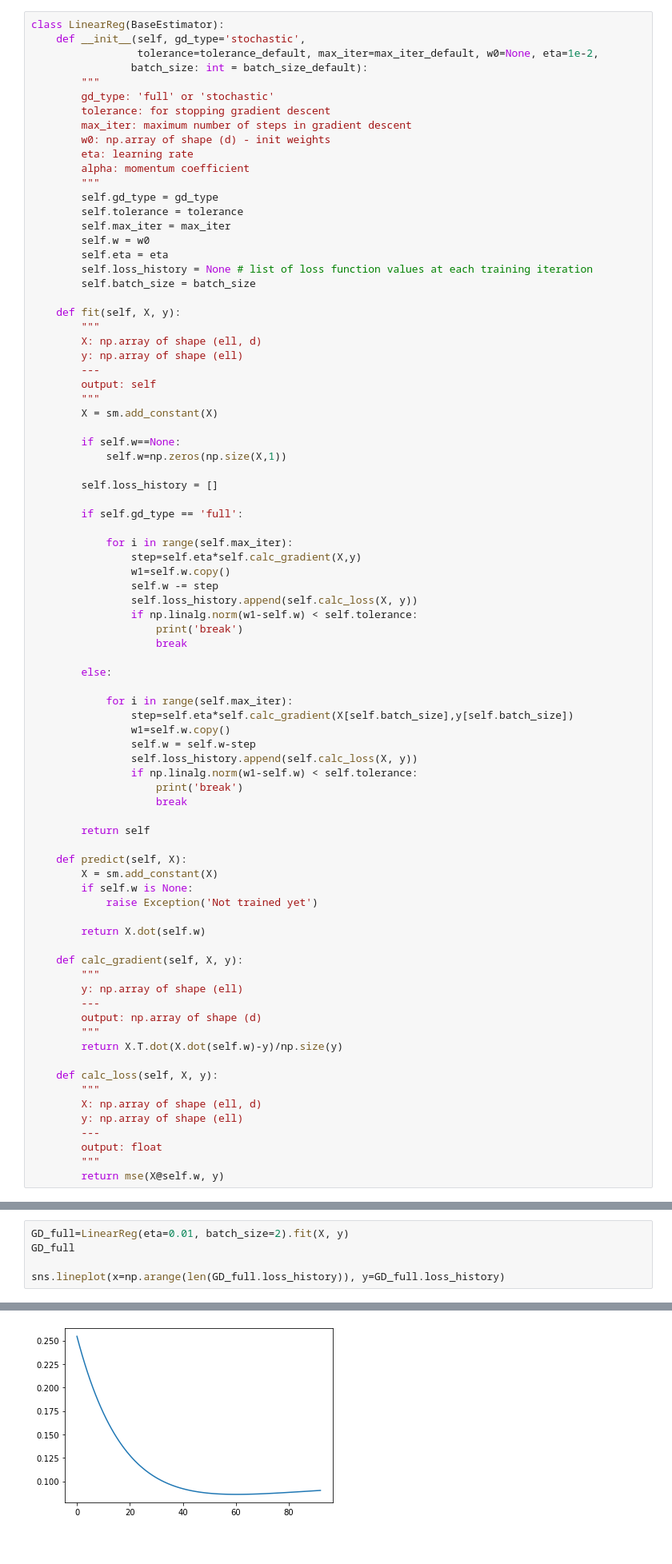
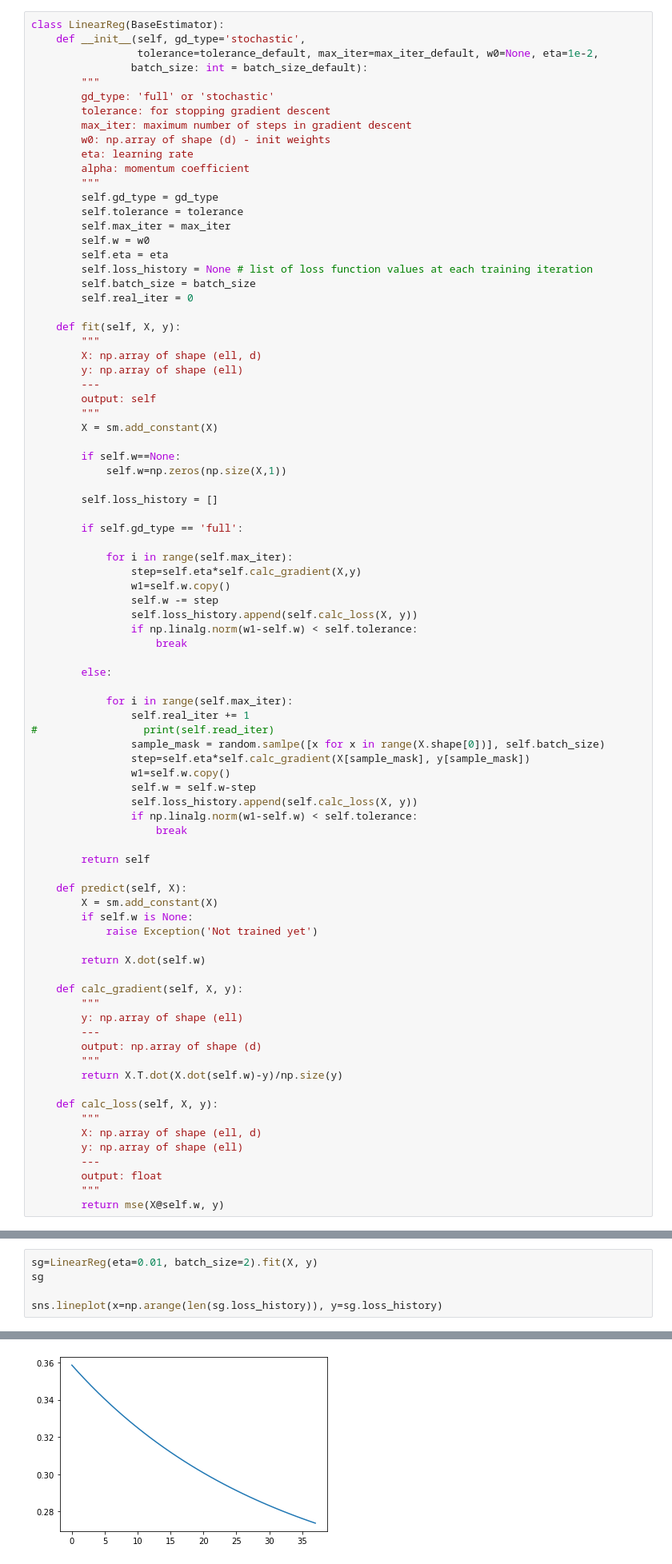
Before and after one commit to HeySlava/hse_course, a Jupyter notebook: homework3/homework-practice-03-gd.ipynb, the cells around one changed output, grey strips where cells are left out. Shown: that part at 80% size. Drawn from its saved outputs; the diff is of its cells as text.

Commit message:
finished task 6 without graphics

```diff
--- a/homework3/homework-practice-03-gd.ipynb
+++ b/homework3/homework-practice-03-gd.ipynb
@@ -425,6 +428,7 @@ class LinearReg(BaseEstimator):
         self.eta = eta
         self.loss_history = None # list of loss function values at each training iteration
         self.batch_size = batch_size
+        self.real_iter = 0
 
     def fit(self, X, y):
         """
@@ -448,18 +452,19 @@ class LinearReg(BaseEstimator):
                 self.w -= step
                 self.loss_history.append(self.calc_loss(X, y))
                 if np.linalg.norm(w1-self.w) < self.tolerance:
-                    print('break')
                     break
 
         else:
 
             for i in range(self.max_iter):
-                step=self.eta*self.calc_gradient(X[self.batch_size],y[self.batch_size])
+                self.real_iter += 1
+#                 print(self.read_iter)
+                sample_mask = random.samlpe([x for x in range(X.shape[0])], self.batch_size)
+                step=self.eta*self.calc_gradient(X[sample_mask], y[sample_mask])
                 w1=self.w.copy()
                 self.w = self.w-step
                 self.loss_history.append(self.calc_loss(X, y))
                 if np.linalg.norm(w1-self.w) < self.tolerance:
-                    print('break')
                     break
 
         return self
@@ -490,8 +495,8 @@ class LinearReg(BaseEstimator):
 # %%
 import seaborn as sns
 # %%
-GD_full=LinearReg(eta=0.01, batch_size=2).fit(X, y)
-GD_full
+sg=LinearReg(eta=0.01, batch_size=2).fit(X, y)
+sg
 
-sns.lineplot(x=np.arange(len(GD_full.loss_history)), y=GD_full.loss_history)
+sns.lineplot(x=np.arange(len(sg.loss_history)), y=sg.loss_history)
 # %% [output]
@@ -500,4 +504,4 @@ break
-[figure, old version]
+[figure, new version]
 # %% [markdown]
 ## Задание 4. Работа с данными (1 балл)
 # %%
```
Also changed, not shown: parts of 12 cells of this notebook.
